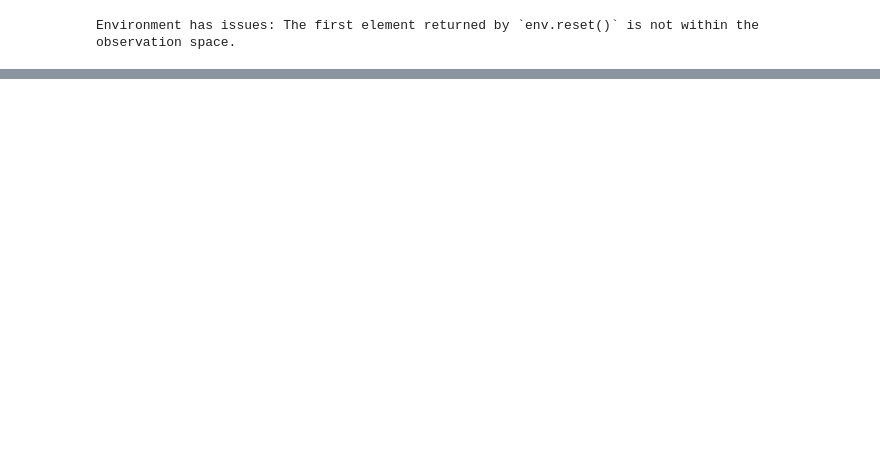
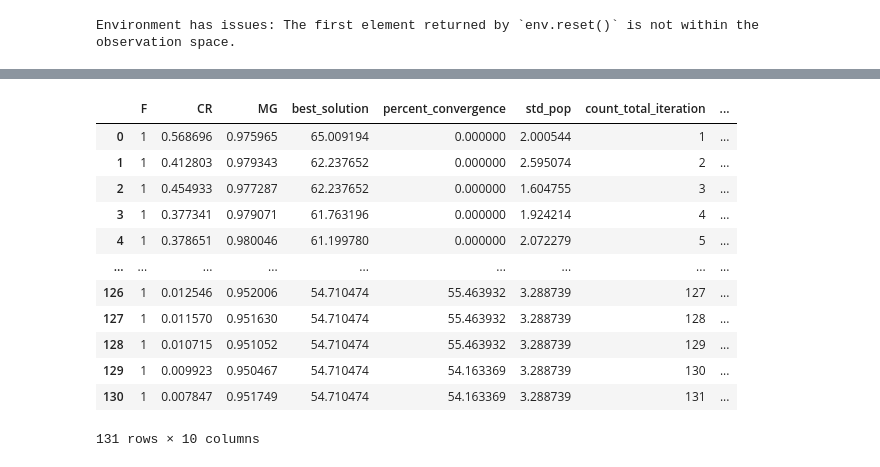
Before and after one commit to warisa-cmu/rl-meta-test, a Jupyter notebook: src/P02_MSIE/T02_env/S01.ipynb, the cells around one changed output, grey strips where cells are left out. Saved outputs shown, nothing was run; the diff lists cells and outputs as text; code cells hidden in the pictures; blank space fills up the shorter version.

```diff
--- a/src/P02_MSIE/T02_env/S01.ipynb
+++ b/src/P02_MSIE/T02_env/S01.ipynb
@@ -181 +173,31 @@ Wrapping the env in a DummyVecEnv.
 <stable_baselines3.sac.sac.SAC at 0x...>
+# %%
+import pandas as pd
+
+obs, info = env.reset()
+terminated = False
+truncated = False
+
+data_array = []
+while not (terminated or truncated):
+    action, _ = model.predict(obs, deterministic=True)
+    obs, reward, terminated, truncated, info = env.step(action)
+    data_added = {**info, "reward": reward, "action": action}
+    data_array.append(data_added)
+
+df = pd.DataFrame.from_dict(data_array)
+display(df)
+# %% [output]
+|  | F | CR | MG | best_solution | percent_convergence | std_pop | count_total_iteration | ... |
+| 0 | 1 | 0.568696 | 0.975965 | 65.009194 | 0.000000 | 2.000544 | 1 | ... |
+| 1 | 1 | 0.412803 | 0.979343 | 62.237652 | 0.000000 | 2.595074 | 2 | ... |
+| 2 | 1 | 0.454933 | 0.977287 | 62.237652 | 0.000000 | 1.604755 | 3 | ... |
+| 3 | 1 | 0.377341 | 0.979071 | 61.763196 | 0.000000 | 1.924214 | 4 | ... |
+| 4 | 1 | 0.378651 | 0.980046 | 61.199780 | 0.000000 | 2.072279 | 5 | ... |
+| ... | ... | ... | ... | ... | ... | ... | ... | ... |
+| 126 | 1 | 0.012546 | 0.952006 | 54.710474 | 55.463932 | 3.288739 | 127 | ... |
+| 127 | 1 | 0.011570 | 0.951630 | 54.710474 | 55.463932 | 3.288739 | 128 | ... |
+| 128 | 1 | 0.010715 | 0.951052 | 54.710474 | 55.463932 | 3.288739 | 129 | ... |
+| 129 | 1 | 0.009923 | 0.950467 | 54.710474 | 54.163369 | 3.288739 | 130 | ... |
+| 130 | 1 | 0.007847 | 0.951749 | 54.710474 | 54.163369 | 3.288739 | 131 | ... |
+131 rows × 10 columns
```
Also changed, not shown: parts of 6 cells of this notebook, 2 other files.
